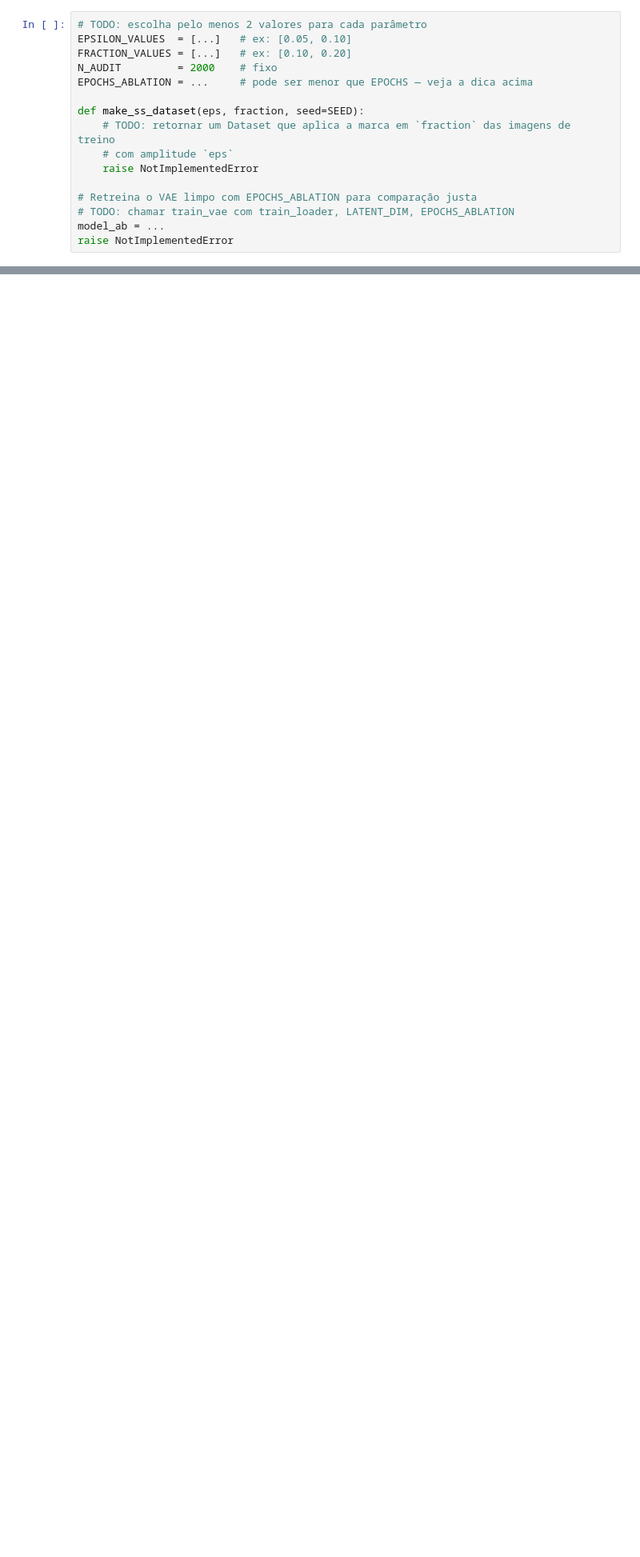
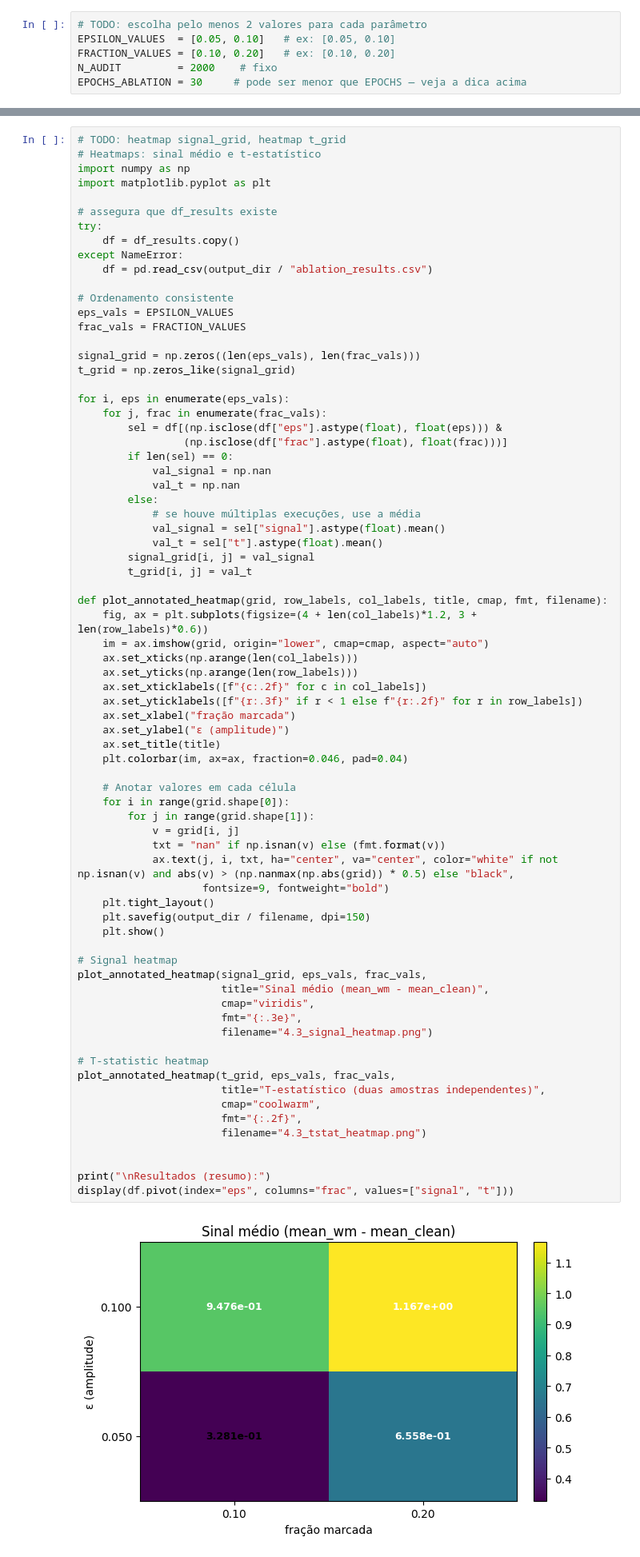
Before and after one commit to biaanuness/machine_learning2, a Jupyter notebook: trabalho_3/vae_watermark.ipynb, the cells around one changed output, grey strips where cells are left out. Shown at 80% size. Cells and saved outputs as stored; diff of their text form; blank space fills up the shorter version.

```diff
--- a/trabalho_3/vae_watermark.ipynb
+++ b/trabalho_3/vae_watermark.ipynb
@@ -1252,17 +1250,7 @@ A Parte 3 usou uma única configuração ($\varepsilon = 0.10$, fração $= 0.20
 **Tarefa 4.1.** Implemente `make_ss_dataset(eps, fraction)` que cria um dataset com `fraction` das imagens marcadas com amplitude `eps`.
 # %%
 # TODO: escolha pelo menos 2 valores para cada parâmetro
-EPSILON_VALUES  = [...]   # ex: [0.05, 0.10]
-FRACTION_VALUES = [...]   # ex: [0.10, 0.20]
+EPSILON_VALUES  = [0.05, 0.10]   # ex: [0.05, 0.10]
+FRACTION_VALUES = [0.10, 0.20]   # ex: [0.10, 0.20]
 N_AUDIT         = 2000    # fixo
-EPOCHS_ABLATION = ...     # pode ser menor que EPOCHS — veja a dica acima
-
-def make_ss_dataset(eps, fraction, seed=SEED):
-    # TODO: retornar um Dataset que aplica a marca em `fraction` das imagens de treino
-    # com amplitude `eps`
-    raise NotImplementedError
-
-# Retreina o VAE limpo com EPOCHS_ABLATION para comparação justa
-# TODO: chamar train_vae com train_loader, LATENT_DIM, EPOCHS_ABLATION
-model_ab = ...
-raise NotImplementedError
+EPOCHS_ABLATION = 30     # pode ser menor que EPOCHS — veja a dica acima
@@ -1298,0 +1403,75 @@ raise NotImplementedError
+# %%
+# TODO: heatmap signal_grid, heatmap t_grid
+# Heatmaps: sinal médio e t-estatístico
+import numpy as np
+import matplotlib.pyplot as plt
+
+# assegura que df_results existe
+try:
+    df = df_results.copy()
+except NameError:
+    df = pd.read_csv(output_dir / "ablation_results.csv")
+
+# Ordenamento consistente
+eps_vals = EPSILON_VALUES
+frac_vals = FRACTION_VALUES
+
+signal_grid = np.zeros((len(eps_vals), len(frac_vals)))
+t_grid = np.zeros_like(signal_grid)
+
+for i, eps in enumerate(eps_vals):
+    for j, frac in enumerate(frac_vals):
+        sel = df[(np.isclose(df["eps"].astype(float), float(eps))) &
+                 (np.isclose(df["frac"].astype(float), float(frac)))]
+        if len(sel) == 0:
+            val_signal = np.nan
+            val_t = np.nan
+        else:
+            # se houve múltiplas execuções, use a média
+            val_signal = sel["signal"].astype(float).mean()
+            val_t = sel["t"].astype(float).mean()
+        signal_grid[i, j] = val_signal
+        t_grid[i, j] = val_t
+
+def plot_annotated_heatmap(grid, row_labels, col_labels, title, cmap, fmt, filename):
+    fig, ax = plt.subplots(figsize=(4 + len(col_labels)*1.2, 3 + len(row_labels)*0.6))
+    im = ax.imshow(grid, origin="lower", cmap=cmap, aspect="auto")
+    ax.set_xticks(np.arange(len(col_labels)))
+    ax.set_yticks(np.arange(len(row_labels)))
+    ax.set_xticklabels([f"{c:.2f}" for c in col_labels])
+    ax.set_yticklabels([f"{r:.3f}" if r < 1 else f"{r:.2f}" for r in row_labels])
+    ax.set_xlabel("fração marcada")
+    ax.set_ylabel("ε (amplitude)")
+    ax.set_title(title)
+    plt.colorbar(im, ax=ax, fraction=0.046, pad=0.04)
+
+    # Anotar valores em cada célula
+    for i in range(grid.shape[0]):
+        for j in range(grid.shape[1]):
+            v = grid[i, j]
+            txt = "nan" if np.isnan(v) else (fmt.format(v))
+            ax.text(j, i, txt, ha="center", va="center", color="white" if not np.isnan(v) and abs(v) > (np.nanmax(np.abs(grid)) * 0.5) else "black",
+                    fontsize=9, fontweight="bold")
+    plt.tight_layout()
+    plt.savefig(output_dir / filename, dpi=150)
+    plt.show()
+
+# Signal heatmap
+plot_annotated_heatmap(signal_grid, eps_vals, frac_vals,
+                       title="Sinal médio (mean_wm - mean_clean)",
+                       cmap="viridis",
+                       fmt="{:.3e}",
+                       filename="4.3_signal_heatmap.png")
+
+# T-statistic heatmap
+plot_annotated_heatmap(t_grid, eps_vals, frac_vals,
+                       title="T-estatístico (duas amostras independentes)",
+                       cmap="coolwarm",
+                       fmt="{:.2f}",
+                       filename="4.3_tstat_heatmap.png")
+
+
+print("\nResultados (resumo):")
+display(df.pivot(index="eps", columns="frac", values=["signal", "t"]))
+# %% [output]
+[figure, added]
```
Also changed, not shown: parts of 12 cells of this notebook.
